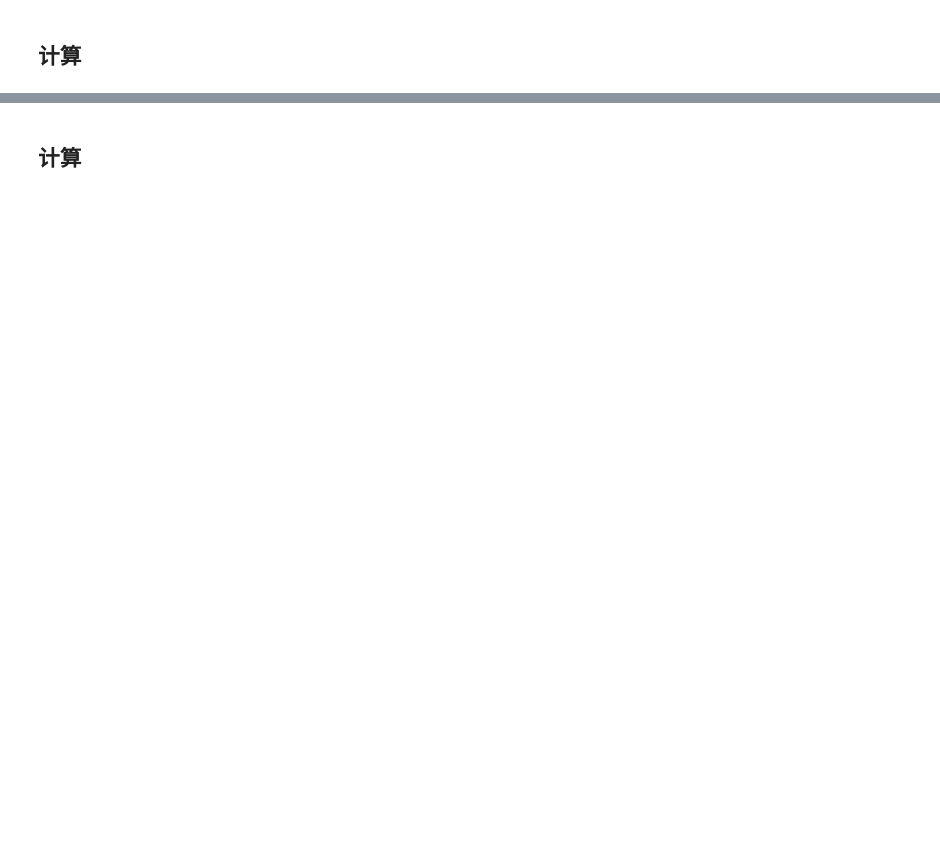
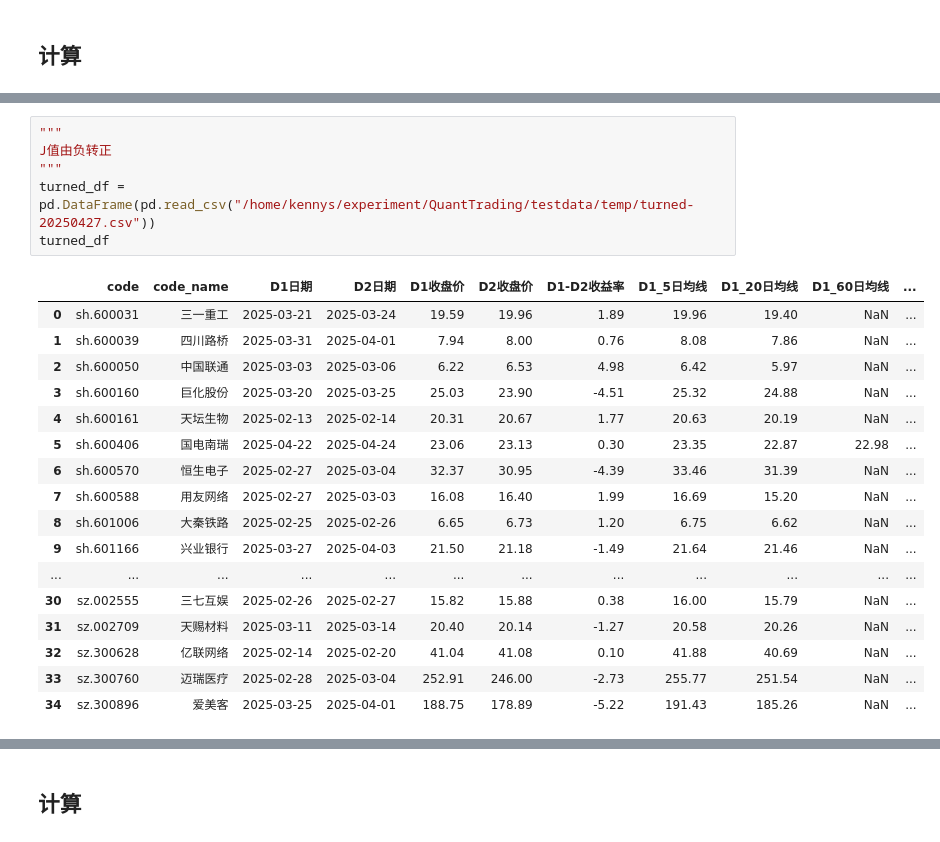
Before and after one commit to kennys-cs1105/QuantTrading, a Jupyter notebook: notebook/2025-04-22-部分票计算.ipynb, the cells around one changed output, grey strips where cells are left out. Cells and saved outputs as stored; diff of their text form; blank space fills up the shorter version.

```diff
--- a/notebook/2025-04-22-部分票计算.ipynb
+++ b/notebook/2025-04-22-部分票计算.ipynb
@@ -451,0 +583,24 @@ df_stock_2025
+# %%
+"""
+J值由负转正
+"""
+turned_df = pd.DataFrame(pd.read_csv("/home/kennys/experiment/QuantTrading/testdata/temp/turned-20250427.csv"))
+turned_df
+# %% [output]
+|  | code | code_name | D1日期 | D2日期 | D1收盘价 | D2收盘价 | D1-D2收益率 | D1_5日均线 | D1_20日均线 | D1_60日均线 | ... |
+| 0 | sh.600031 | 三一重工 | 2025-03-21 | 2025-03-24 | 19.59 | 19.96 | 1.89 | 19.96 | 19.40 | NaN | ... |
+| 1 | sh.600039 | 四川路桥 | 2025-03-31 | 2025-04-01 | 7.94 | 8.00 | 0.76 | 8.08 | 7.86 | NaN | ... |
+| 2 | sh.600050 | 中国联通 | 2025-03-03 | 2025-03-06 | 6.22 | 6.53 | 4.98 | 6.42 | 5.97 | NaN | ... |
+| 3 | sh.600160 | 巨化股份 | 2025-03-20 | 2025-03-25 | 25.03 | 23.90 | -4.51 | 25.32 | 24.88 | NaN | ... |
+| 4 | sh.600161 | 天坛生物 | 2025-02-13 | 2025-02-14 | 20.31 | 20.67 | 1.77 | 20.63 | 20.19 | NaN | ... |
+| 5 | sh.600406 | 国电南瑞 | 2025-04-22 | 2025-04-24 | 23.06 | 23.13 | 0.30 | 23.35 | 22.87 | 22.98 | ... |
+| 6 | sh.600570 | 恒生电子 | 2025-02-27 | 2025-03-04 | 32.37 | 30.95 | -4.39 | 33.46 | 31.39 | NaN | ... |
+| 7 | sh.600588 | 用友网络 | 2025-02-27 | 2025-03-03 | 16.08 | 16.40 | 1.99 | 16.69 | 15.20 | NaN | ... |
+| 8 | sh.601006 | 大秦铁路 | 2025-02-25 | 2025-02-26 | 6.65 | 6.73 | 1.20 | 6.75 | 6.62 | NaN | ... |
+| 9 | sh.601166 | 兴业银行 | 2025-03-27 | 2025-04-03 | 21.50 | 21.18 | -1.49 | 21.64 | 21.46 | NaN | ... |
+| ... | ... | ... | ... | ... | ... | ... | ... | ... | ... | ... | ... |
+| 30 | sz.002555 | 三七互娱 | 2025-02-26 | 2025-02-27 | 15.82 | 15.88 | 0.38 | 16.00 | 15.79 | NaN | ... |
+| 31 | sz.002709 | 天赐材料 | 2025-03-11 | 2025-03-14 | 20.40 | 20.14 | -1.27 | 20.58 | 20.26 | NaN | ... |
+| 32 | sz.300628 | 亿联网络 | 2025-02-14 | 2025-02-20 | 41.04 | 41.08 | 0.10 | 41.88 | 40.69 | NaN | ... |
+| 33 | sz.300760 | 迈瑞医疗 | 2025-02-28 | 2025-03-04 | 252.91 | 246.00 | -2.73 | 255.77 | 251.54 | NaN | ... |
+| 34 | sz.300896 | 爱美客 | 2025-03-25 | 2025-04-01 | 188.75 | 178.89 | -5.22 | 191.43 | 185.26 | NaN | ... |
```
Also changed, not shown: parts of 16 cells of this notebook, 34 other files.
